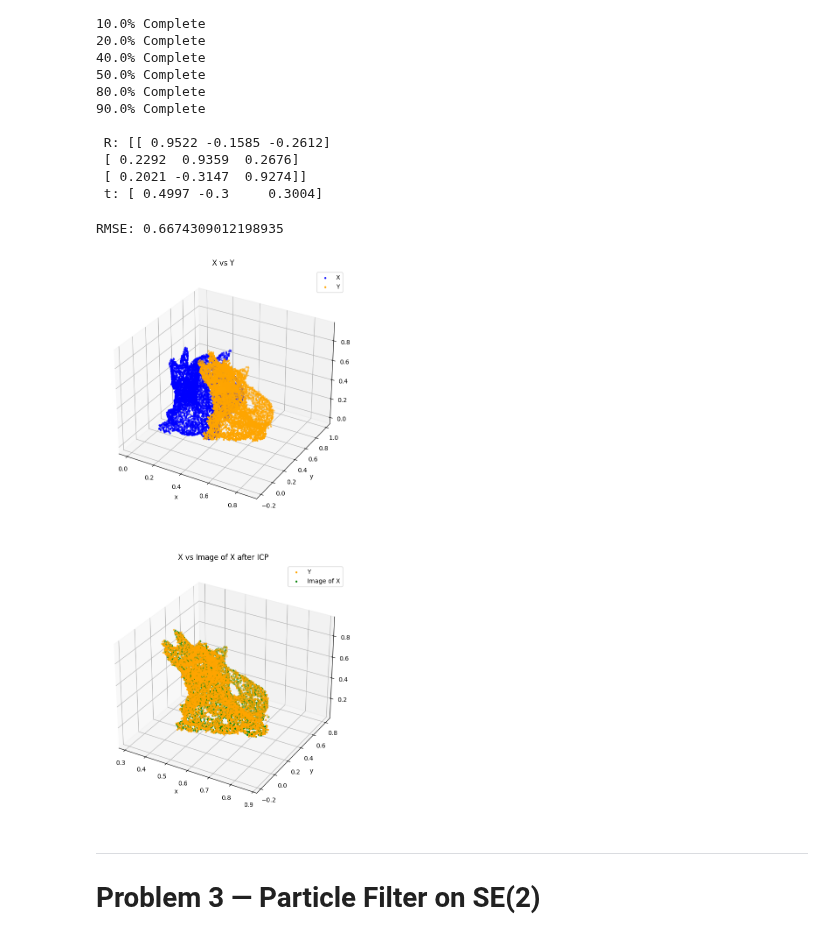
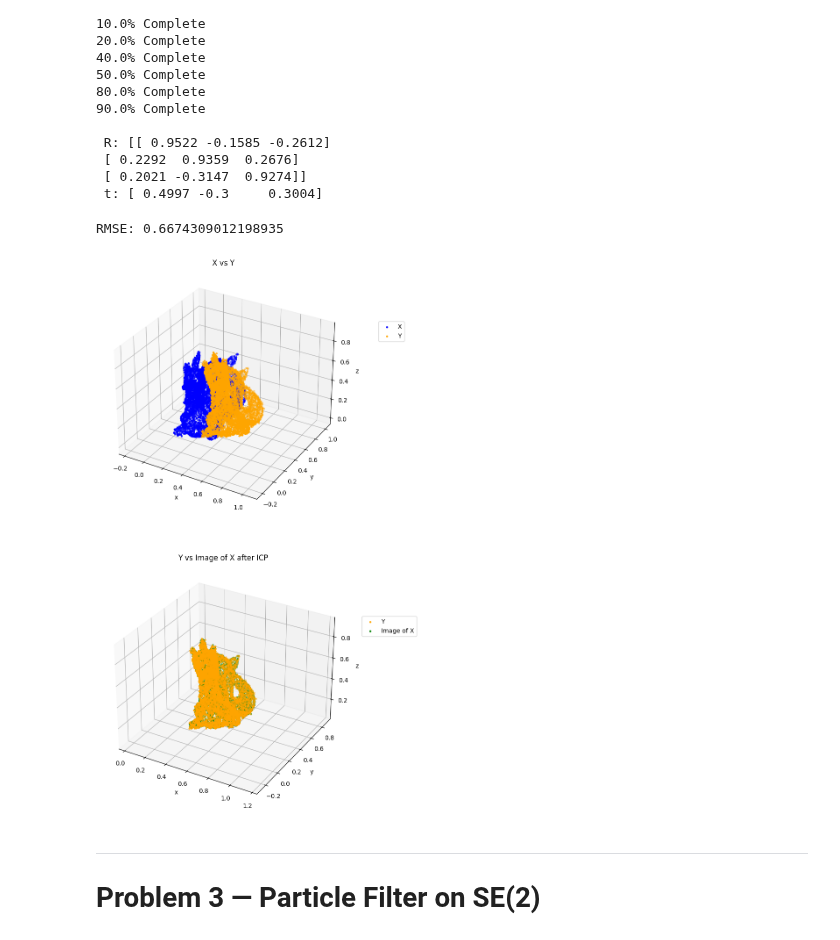
Before and after one commit to dbcometto/eece5550work, a Jupyter notebook: hw2.ipynb, the cells around one changed output. Drawn from its saved outputs; the diff is of its cells as text; code cells hidden in the pictures.

```diff
--- a/hw2.ipynb
+++ b/hw2.ipynb
@@ -730,37 +731,39 @@ if __name__ == "__main__":
 
     rmse = RMSE(pt_cld_X,pt_cld_Y,C)
     print(f"RMSE: {rmse}")
 
     predY = (R @ pt_cld_X.T).T + t
 
     # Plot
     fig = plt.figure(figsize=(16,16))
     colorX = 'blue'
     colorY = 'orange'
     colorpred = 'green'
 
     ax = fig.add_subplot(211,projection='3d')
     ax.scatter3D(pt_cld_X[:,0],pt_cld_X[:,1],pt_cld_X[:,2],color=colorX,label="X",marker='.')
     ax.scatter3D(pt_cld_Y[:,0],pt_cld_Y[:,1],pt_cld_Y[:,2],color=colorY,label="Y",marker='.')
     ax.set_xlabel("x")
     ax.set_ylabel("y")
     ax.set_zlabel("z")
     ax.set_title("X vs Y")
-    ax.legend()
+    ax.set_aspect('equal',adjustable="datalim")
+    ax.legend(bbox_to_anchor=(1.25,0.8))
 
     ax = fig.add_subplot(212,projection='3d')
     ax.scatter3D(pt_cld_Y[:,0],pt_cld_Y[:,1],pt_cld_Y[:,2],color=colorY,label="Y",zorder=0,marker='.')
     ax.scatter3D(predY[:,0],predY[:,1],predY[:,2],color=colorpred,label="Image of X",zorder=1,marker='.')
     ax.set_xlabel("x")
     ax.set_ylabel("y")
     ax.set_zlabel("z")
-    ax.set_title("X vs Image of X after ICP")
-    ax.legend()
+    ax.set_title("Y vs Image of X after ICP")
+    ax.set_aspect('equal',adjustable="datalim")
+    ax.legend(bbox_to_anchor=(1.3,0.8))
 
     plt.show()
 # %% [output]
 RMSE: 0.6674309012198935
-[figure, old version]
+[figure, new version]
 # %% [markdown]
 ---
 # Problem 3 — Particle Filter on SE(2)
```
Also changed, not shown: parts of 10 cells of this notebook.
